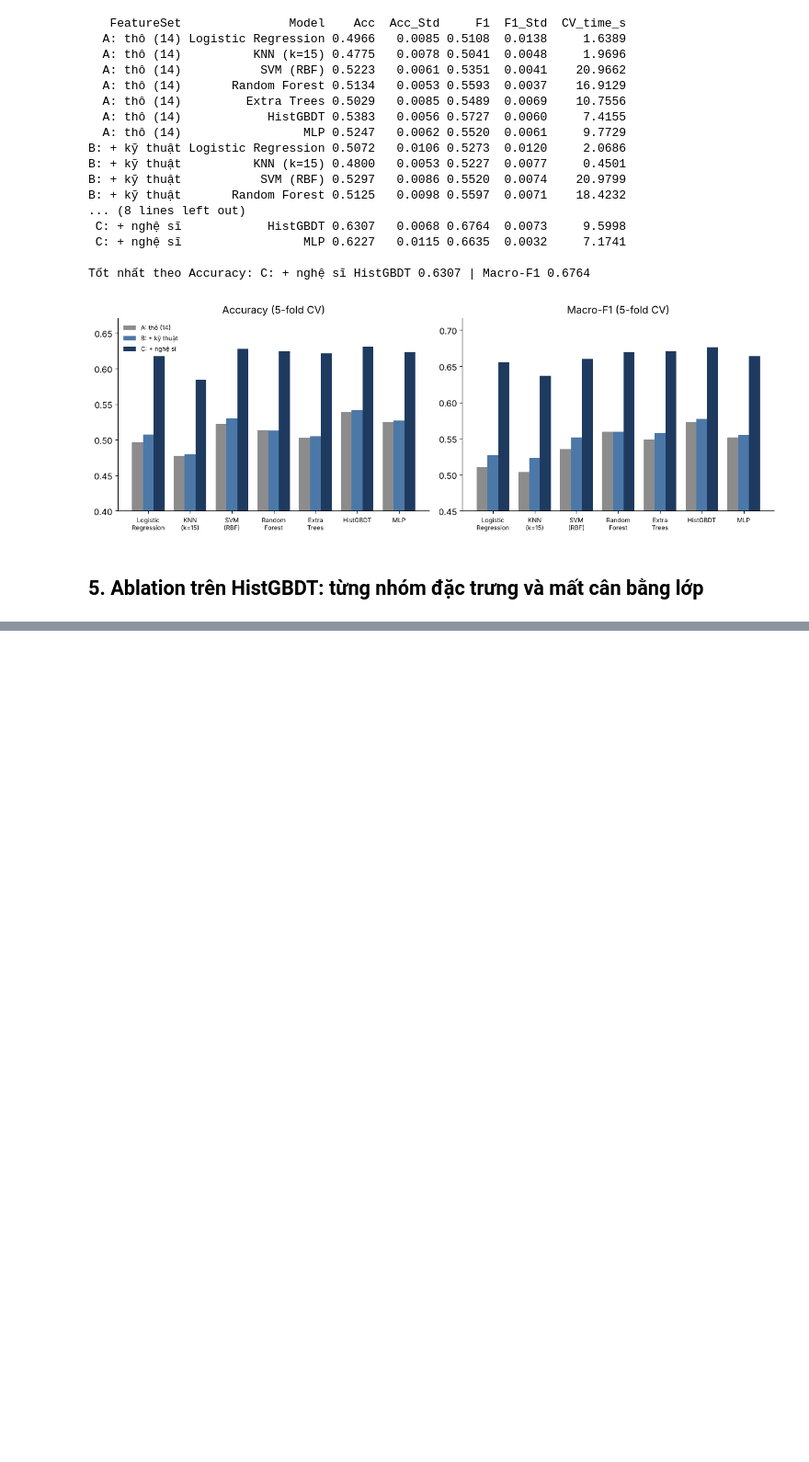
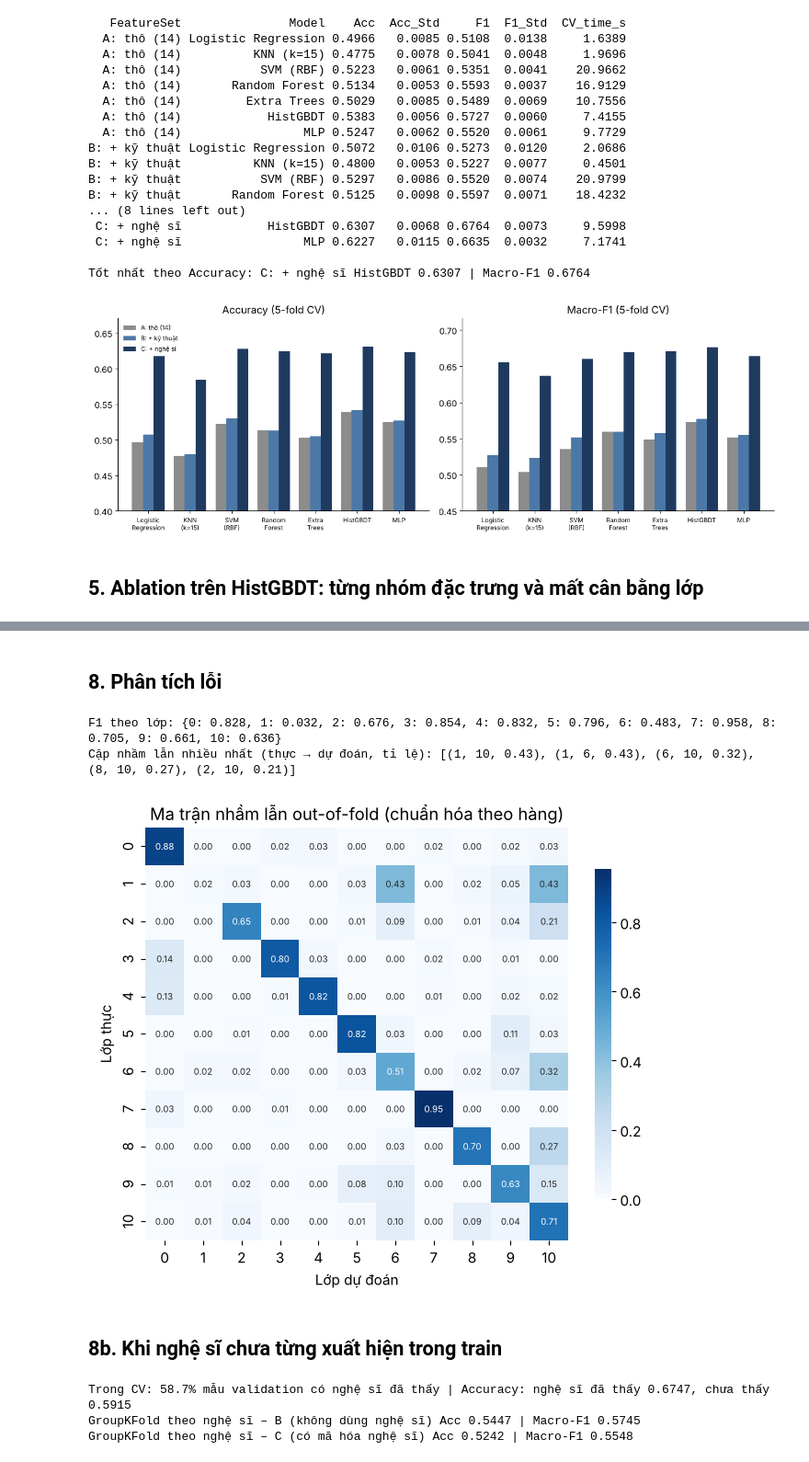
Before and after one commit to JaseSous/ml_group, a Jupyter notebook: Challenge/Challenge2/04_Code/challenge2_music_genre_pipeline.ipynb, the cells around one changed output, grey strips where cells are left out. Shown at 92% size. Drawn from its saved outputs; the diff is of its cells as text; code cells hidden in the pictures; blank space fills up the shorter version.

```diff
--- a/Challenge/Challenge2/04_Code/challenge2_music_genre_pipeline.ipynb
+++ b/Challenge/Challenge2/04_Code/challenge2_music_genre_pipeline.ipynb
@@ -184,0 +219,6 @@ Tốt nhất theo Accuracy: C: + nghệ sĩ HistGBDT 0.6307 | Macro-F1 0.6764
+# %%
+space = {'model__learning_rate': [.03, .05, .08, .1], 'model__max_iter': [150, 250, 400], 'model__max_leaf_nodes': [15, 31, 63],
+         'model__l2_regularization': [0, 1, 5], 'model__min_samples_leaf': [20, 40, 80], 'model__max_depth': [None, 6, 10]}
+rs = RandomizedSearchCV(make_pipe(HG(), 'C'), space, n_iter=10, cv=kf, scoring='accuracy', random_state=SEED, n_jobs=-1).fit(XC, y)
+print('Tham số tốt nhất:', rs.best_params_, '| Accuracy CV: %.4f' % rs.best_score_)
+RES['best_params'] = {k.replace('model__', ''): v for k, v in rs.best_params_.items()}; hgb_best = rs.best_estimator_
@@ -184,0 +229,17 @@ Tốt nhất theo Accuracy: C: + nghệ sĩ HistGBDT 0.6307 | Macro-F1 0.6764
+# %%
+cands = {'HistGBDT (tuned)': hgb_best, 'Random Forest': make_pipe(RandomForestClassifier(500, n_jobs=-1, random_state=SEED), 'C'),
+         'Extra Trees': make_pipe(ExtraTreesClassifier(500, n_jobs=-1, random_state=SEED), 'C'), 'Logistic Regression': make_pipe(LogisticRegression(max_iter=2000), 'C'),
+         'MLP': make_pipe(MLPClassifier((128, 64), max_iter=300, early_stopping=True, random_state=SEED), 'C')}
+P = {n: cross_val_predict(m, XC, y, cv=kf, method='predict_proba', n_jobs=1) for n, m in cands.items()}
+def score(p): pr = p.argmax(1); return accuracy_score(y, pr), f1_score(y, pr, average='macro')
+combos = {'HistGBDT (tuned)': ['HistGBDT (tuned)'], 'HGB + ET': ['HistGBDT (tuned)', 'Extra Trees'], 'HGB + RF + ET': ['HistGBDT (tuned)', 'Random Forest', 'Extra Trees'],
+          'HGB + RF + ET + LR': ['HistGBDT (tuned)', 'Random Forest', 'Extra Trees', 'Logistic Regression'], 'HGB + RF + ET + LR + MLP': list(cands)}
+st = []
+for n, ms in combos.items():
+    p = np.mean([P[m] for m in ms], 0); a, f = score(p)
+    fa = [accuracy_score(y[v], p[v].argmax(1)) for _, v in kf.split(XC, y)]
+    st.append(dict(Config=n, Acc=a, Acc_Std=np.std(fa), F1=f))
+stage = pd.DataFrame(st); stage.to_csv('outputs/final_stage_results.csv', index=False); print(stage.round(4).to_string(index=False)); RES['stage'] = stage.round(4).to_dict('records')
+best_combo = stage.loc[stage.Acc.idxmax(), 'Config']; best_models = combos[best_combo]; pbest = np.mean([P[m] for m in best_models], 0); print('Chọn:', best_combo)
+RES['best_combo'] = best_combo; RES['best_models'] = best_models
+a, f = score(pbest); RES.update(final_acc=round(a, 4), final_f1=round(f, 4), final_acc_std=round(float(stage.loc[stage.Acc.idxmax(), 'Acc_Std']), 4))
@@ -184,0 +254,33 @@ Tốt nhất theo Accuracy: C: + nghệ sĩ HistGBDT 0.6307 | Macro-F1 0.6764
+# %% [markdown]
+## 8. Phân tích lỗi
+# %%
+pr = pbest.argmax(1); cm = confusion_matrix(y, pr, normalize='true')
+f1c = f1_score(y, pr, average=None); RES['f1_per_class'] = {int(k): round(float(v), 3) for k, v in enumerate(f1c)}; RES['recall_per_class'] = {int(k): round(float(v), 3) for k, v in enumerate(np.diag(cm))}
+print('F1 theo lớp:', RES['f1_per_class'])
+fig, ax = plt.subplots(figsize=(6.6, 5.6)); sns.heatmap(cm, annot=True, fmt='.2f', cmap='Blues', annot_kws={'size': 7}, cbar_kws={'shrink': .8}, ax=ax)
+ax.set_xlabel('Lớp dự đoán'); ax.set_ylabel('Lớp thực'); ax.set_title('Ma trận nhầm lẫn out-of-fold (chuẩn hóa theo hàng)')
+plt.tight_layout(); plt.savefig('figs/fig8_confusion.png', dpi=200); plt.show()
+off = cm.copy(); np.fill_diagonal(off, 0); top = np.dstack(np.unravel_index(np.argsort(-off.ravel())[:5], off.shape))[0]
+RES['top_confusions'] = [(int(i), int(j), round(float(off[i, j]), 2)) for i, j in top]; print('Cặp nhầm lẫn nhiều nhất (thực → dự đoán, tỉ lệ):', RES['top_confusions'])
+# %% [output]
+F1 theo lớp: {0: 0.828, 1: 0.032, 2: 0.676, 3: 0.854, 4: 0.832, 5: 0.796, 6: 0.483, 7: 0.958, 8: 0.705, 9: 0.661, 10: 0.636}
+Cặp nhầm lẫn nhiều nhất (thực → dự đoán, tỉ lệ): [(1, 10, 0.43), (1, 6, 0.43), (6, 10, 0.32), (8, 10, 0.27), (2, 10, 0.21)]
+[figure, added]
+# %% [markdown]
+## 8b. Khi nghệ sĩ chưa từng xuất hiện trong train
+# %%
+seen = np.zeros(len(y), bool)
+for tri, vai in kf.split(XC, y): seen[vai] = XC['artist'].iloc[vai].isin(set(XC['artist'].iloc[tri])).values
+acc_seen, acc_unseen = accuracy_score(y[seen], pr[seen]), accuracy_score(y[~seen], pr[~seen])
+print('Trong CV: %.1f%% mẫu validation có nghệ sĩ đã thấy | Accuracy: nghệ sĩ đã thấy %.4f, chưa thấy %.4f' % (seen.mean() * 100, acc_seen, acc_unseen))
+from sklearn.model_selection import StratifiedGroupKFold
+gkf = StratifiedGroupKFold(5, shuffle=True, random_state=SEED); grp = train['Artist Name'].values
+g_res = {}
+for nm, Xf, fs in (('B (không dùng nghệ sĩ)', XB, 'B'), ('C (có mã hóa nghệ sĩ)', XC, 'C')):
+    r = cross_validate(make_pipe(HG(), fs), Xf, y, cv=gkf, groups=grp, scoring=('accuracy', 'f1_macro')); g_res[nm] = (r['test_accuracy'].mean(), r['test_f1_macro'].mean())
+    print('GroupKFold theo nghệ sĩ –', nm, 'Acc %.4f | Macro-F1 %.4f' % g_res[nm])
+RES.update(cv_seen_share=round(float(seen.mean()), 3), acc_seen=round(acc_seen, 4), acc_unseen=round(acc_unseen, 4), group_cv={k: [round(a, 4), round(b, 4)] for k, (a, b) in g_res.items()})
+# %% [output]
+Trong CV: 58.7% mẫu validation có nghệ sĩ đã thấy | Accuracy: nghệ sĩ đã thấy 0.6747, chưa thấy 0.5915
+GroupKFold theo nghệ sĩ – B (không dùng nghệ sĩ) Acc 0.5447 | Macro-F1 0.5745
+GroupKFold theo nghệ sĩ – C (có mã hóa nghệ sĩ) Acc 0.5242 | Macro-F1 0.5548
```
Also changed, not shown: parts of 11 cells of this notebook.
